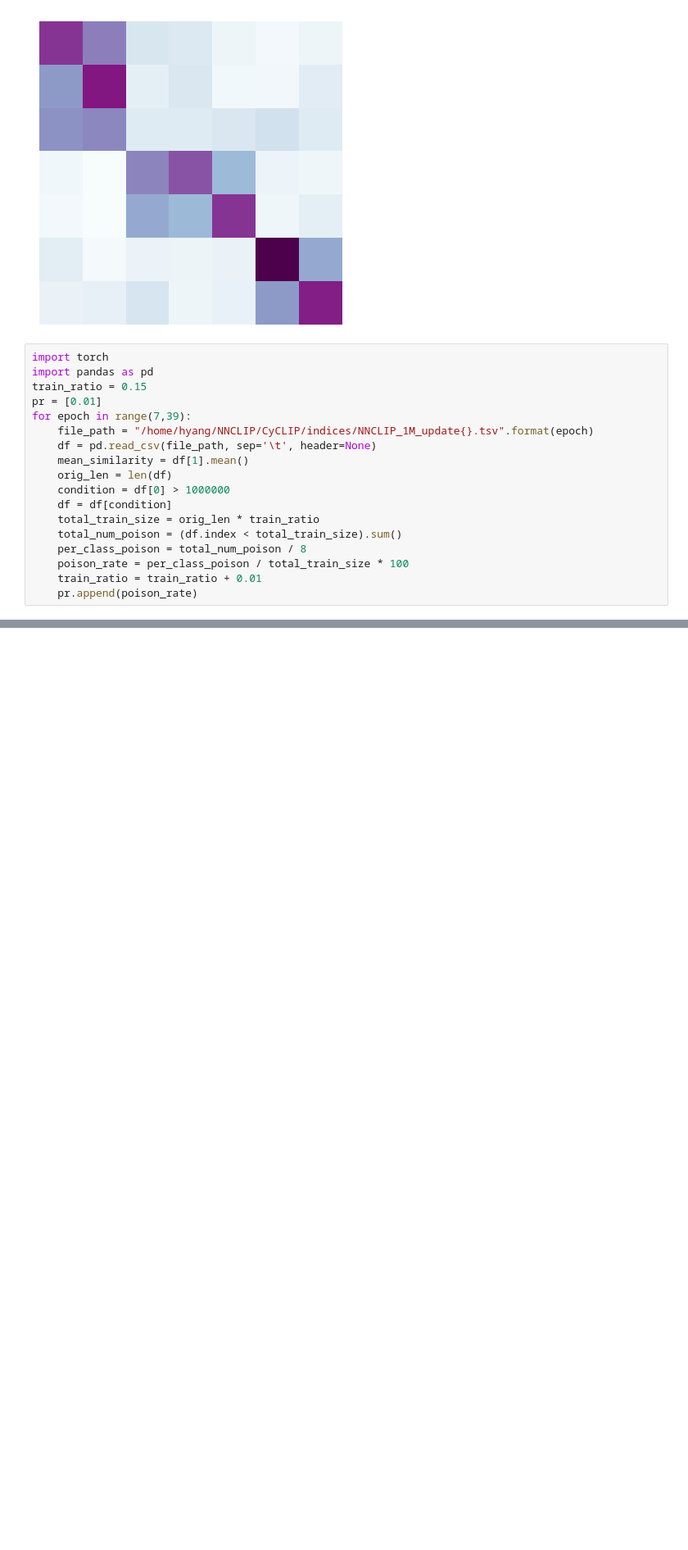
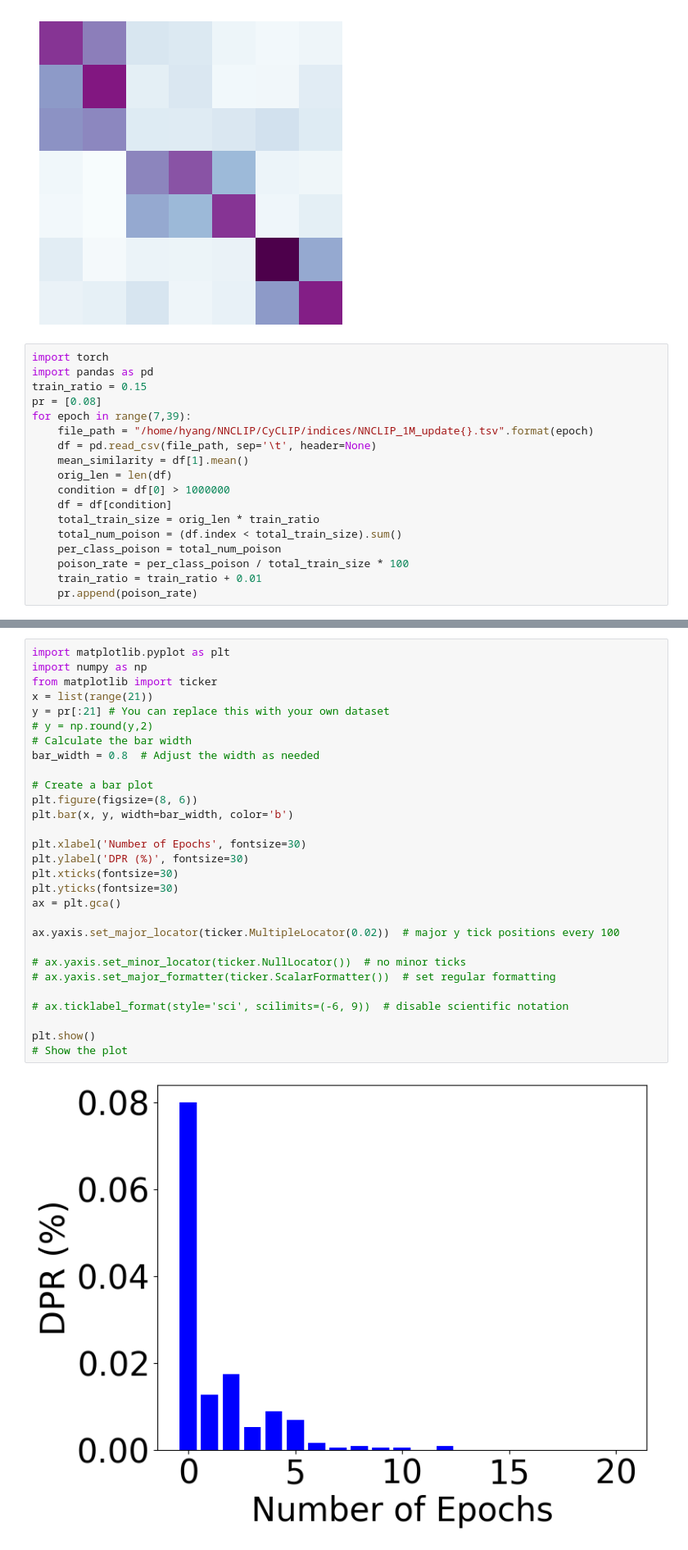
Before and after one commit to HangerYang/RoCLIP, a Jupyter notebook: CyCLIP/fig.ipynb, the cells around one changed output, grey strips where cells are left out. Shown at 82% size. Drawn from its saved outputs; the diff is of its cells as text; blank space fills up the shorter version.

```diff
--- a/CyCLIP/fig.ipynb
+++ b/CyCLIP/fig.ipynb
@@ -116,7 +116,7 @@ plt.axis('off')
 import torch
 import pandas as pd
 train_ratio = 0.15
-pr = [0.01]
+pr = [0.08]
 for epoch in range(7,39):
     file_path = "/home/hyang/NNCLIP/CyCLIP/indices/NNCLIP_1M_update{}.tsv".format(epoch)
     df = pd.read_csv(file_path, sep='\t', header=None)
@@ -126,7 +126,7 @@ for epoch in range(7,39):
     df = df[condition]
     total_train_size = orig_len * train_ratio
     total_num_poison = (df.index < total_train_size).sum()
-    per_class_poison = total_num_poison / 8
+    per_class_poison = total_num_poison
     poison_rate = per_class_poison / total_train_size * 100
     train_ratio = train_ratio + 0.01
     pr.append(poison_rate)
@@ -251,2 +133,33 @@ plt.show()
+# %%
+import matplotlib.pyplot as plt
+import numpy as np
+from matplotlib import ticker
+x = list(range(21))
+y = pr[:21] # You can replace this with your own dataset
+# y = np.round(y,2)
+# Calculate the bar width
+bar_width = 0.8  # Adjust the width as needed
+
+# Create a bar plot
+plt.figure(figsize=(8, 6))
+plt.bar(x, y, width=bar_width, color='b')
+
+plt.xlabel('Number of Epochs', fontsize=30)
+plt.ylabel('DPR (%)', fontsize=30)
+plt.xticks(fontsize=30)
+plt.yticks(fontsize=30)
+ax = plt.gca()
+
+ax.yaxis.set_major_locator(ticker.MultipleLocator(0.02))  # major y tick positions every 100
+
+# ax.yaxis.set_minor_locator(ticker.NullLocator())  # no minor ticks
+# ax.yaxis.set_major_formatter(ticker.ScalarFormatter())  # set regular formatting
+
+# ax.ticklabel_format(style='sci', scilimits=(-6, 9))  # disable scientific notation
+
+plt.show()
+# Show the plot
+# %% [output]
+[figure, added]
 # %%
 # %% [output]
```
Also changed, not shown: parts of 15 cells of this notebook, 32 other files.
